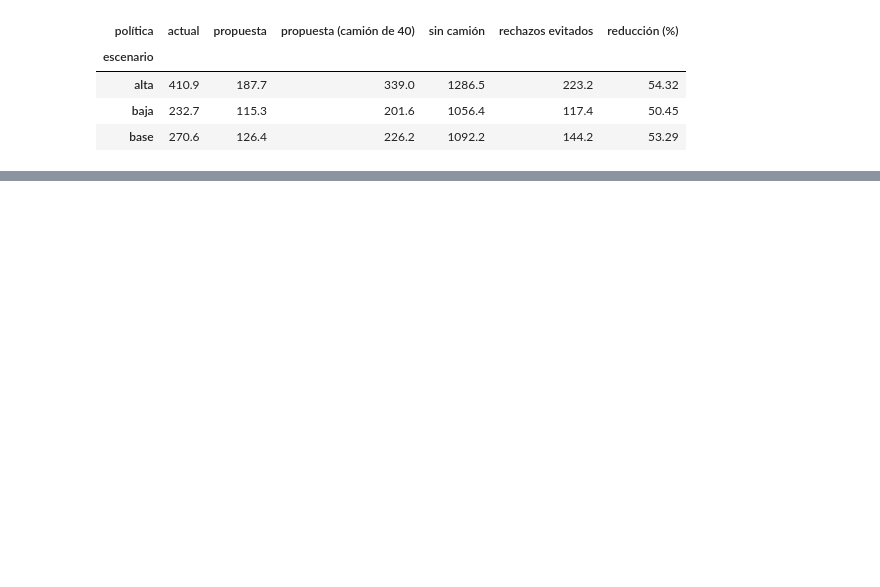
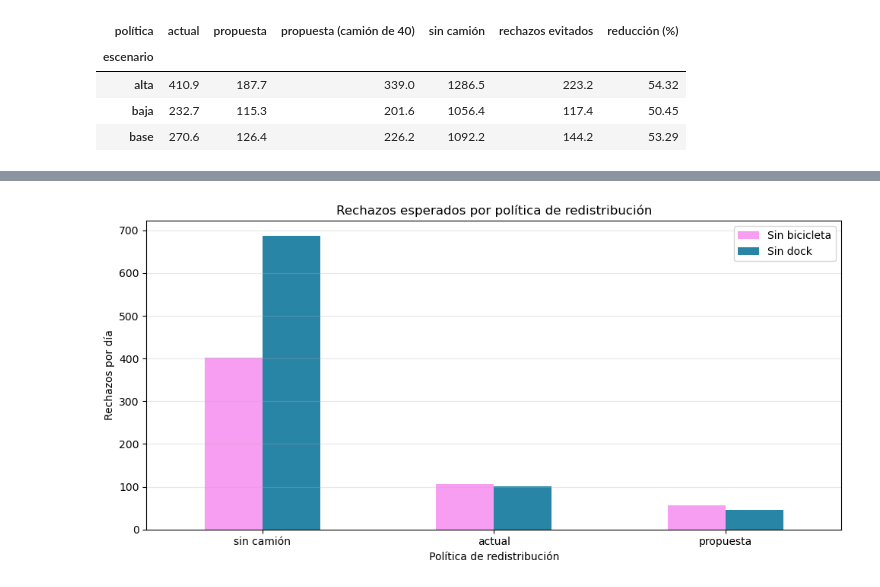
Before and after one commit to roquemorales22u/ECOBICI---STOCHASTIC---OPTIMIZATION, a Jupyter notebook: impacto_ambiental.ipynb, the cells around one changed output, grey strips where cells are left out. Drawn from its saved outputs; the diff is of its cells as text; code cells hidden in the pictures; blank space fills up the shorter version.

```diff
--- a/impacto_ambiental.ipynb
+++ b/impacto_ambiental.ipynb
@@ -162,0 +285,21 @@ display(comparacion_escenarios.round(2))
+# %%
+orden_politicas = ["sin camión", "actual", "propuesta"]
+
+resumen_rechazos.loc[orden_politicas, [
+    "sin bici", "sin dock"
+]].plot(
+    kind="bar",
+    figsize=(10, 5),
+    color=["#F79EF3", "#2985a6"],
+    rot=0
+)
+
+plt.title("Rechazos esperados por política de redistribución")
+plt.xlabel("Política de redistribución")
+plt.ylabel("Rechazos por día")
+plt.legend(["Sin bicicleta", "Sin dock"])
+plt.grid(axis="y", alpha=0.3)
+plt.tight_layout()
+plt.show()
+# %% [output]
+[figure, added]
```
Also changed, not shown: parts of 9 cells of this notebook.
